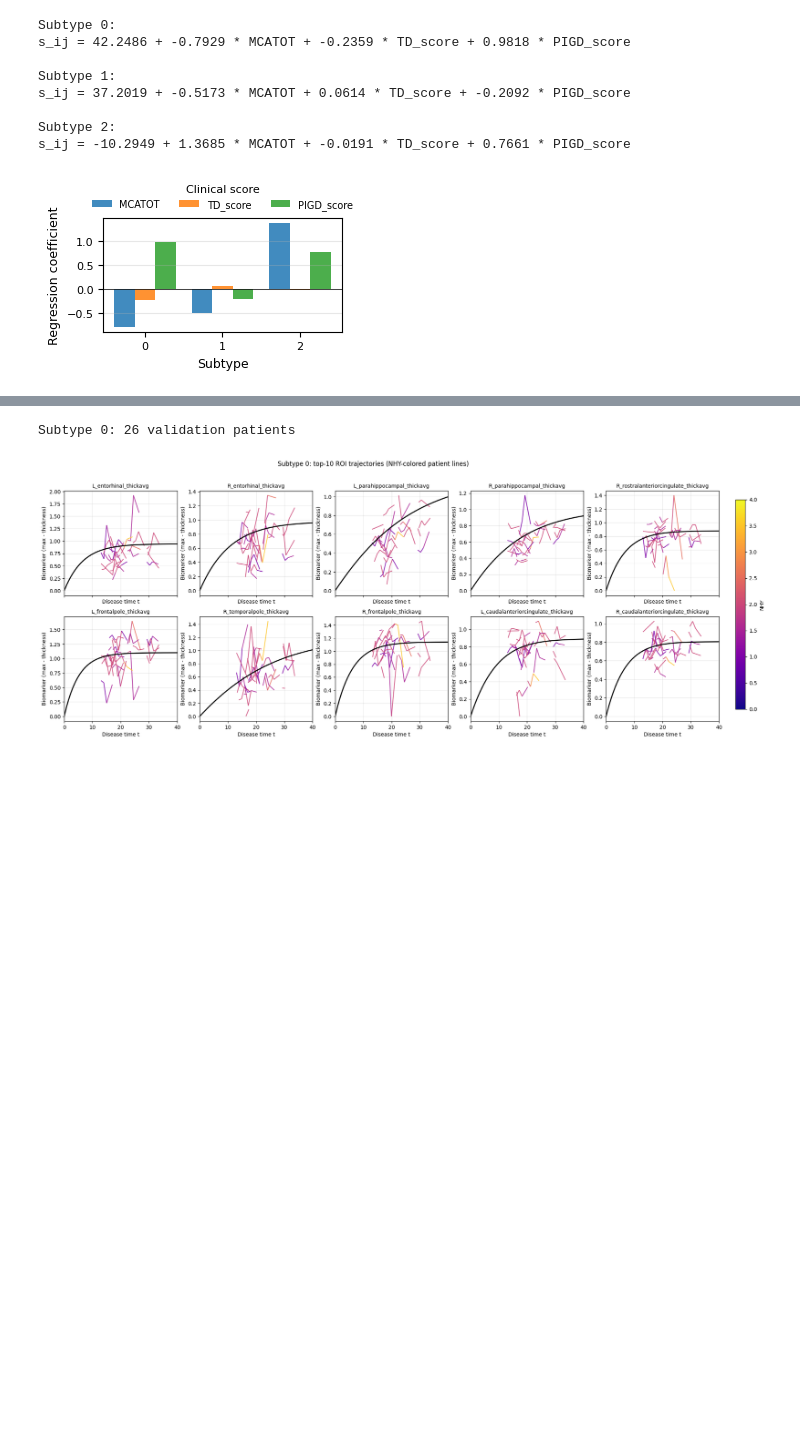
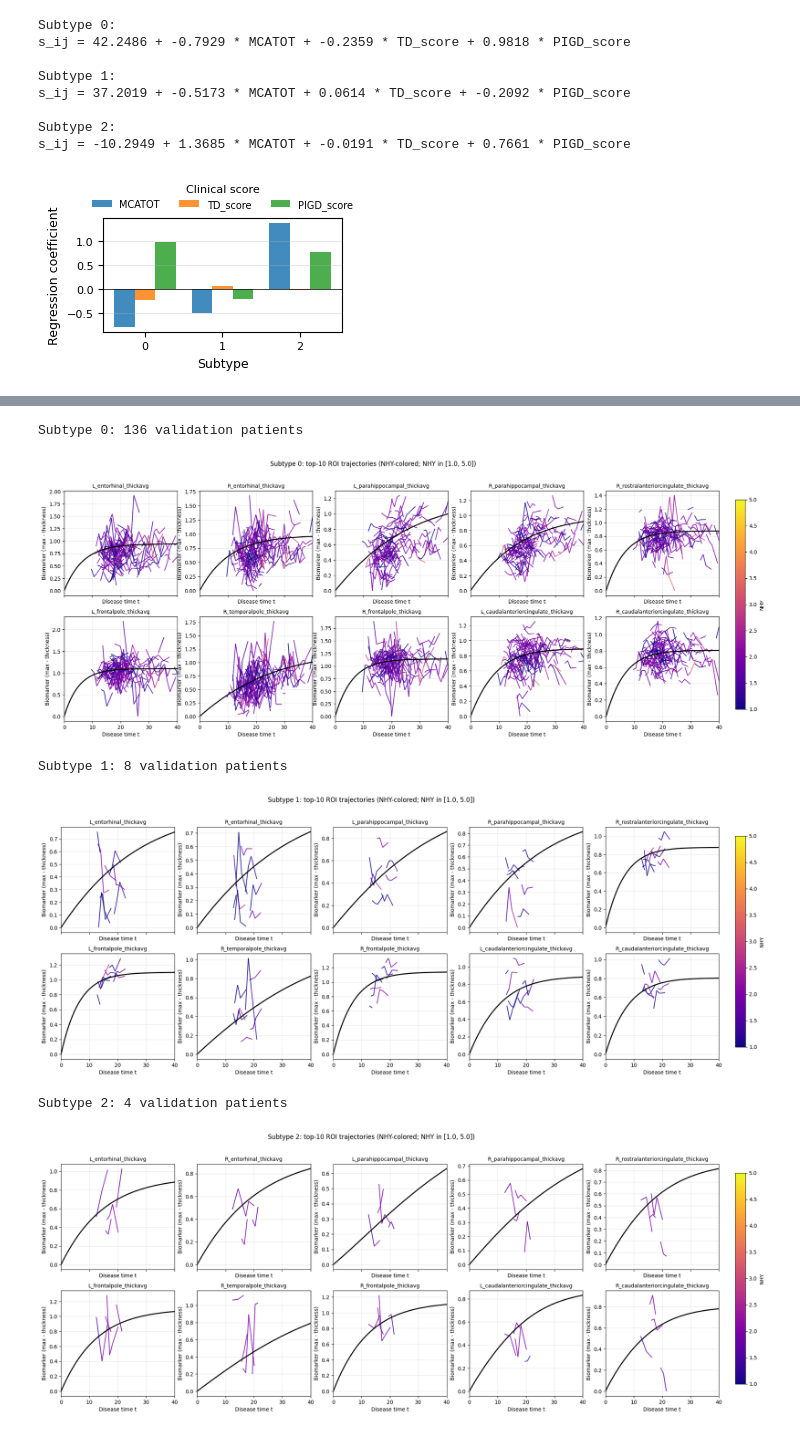
Before and after one commit to LAMCIG-lab/COMIND, a Jupyter notebook: notebooks/validate_model.ipynb, the cells around one changed output, grey strips where cells are left out. Saved outputs shown, nothing was run; the diff lists cells and outputs as text; code cells hidden in the pictures; blank space fills up the shorter version.

```diff
--- a/notebooks/validate_model.ipynb
+++ b/notebooks/validate_model.ipynb
@@ -300,6 +350,7 @@ n_train: 116 n_val: 30
 # %%
 # Transform validation set: estimate betas + subtype assignments, then compute validation LSE
-tr = em.transform(X_val, use_cognitive_prior=True)
+tr = em.transform(X_val, use_cognitive_prior=False, method="legacy")
+#tr = em.transform(X_val, use_cognitive_prior=False, method="multiple_inits")
 
 beta_val = tr["beta"]
 subtype_val = tr["subtype"]
@@ -520,34 +597,27 @@ Passing `palette` without assigning `hue` is deprecated and will be removed in v
 # %%
-# 2x5 spaghetti on top-10 ROIs (by L2 metric), NHY-colored, subtype-filtered
+# 2x5 spaghetti on top-10 ROIs (by L2 metric), NHY-colored, one figure per subtype
 from matplotlib.collections import LineCollection
 
-# User selection:
-SUBTYPE = 0  # choose subtype to visualize: 0, 1, ... , n_subtypes-1
+NHY_VMIN, NHY_VMAX = 1.0, 5.0
+norm_nhy = plt.Normalize(vmin=NHY_VMIN, vmax=NHY_VMAX)
+cmap = plt.cm.plasma
 
-if SUBTYPE < 0 or SUBTYPE >= n_subtypes:
-    raise ValueError(f"SUBTYPE must be in [0, {n_subtypes-1}]")
+for SUBTYPE in range(n_subtypes):
+    pid_to_beta = {X_val[i]["id"]: float(beta_val[i]) for i in range(len(X_val))}
+    pid_to_subtype = {X_val[i]["id"]: int(subtype_val[i]) for i in range(len(X_val))}
 
-# Build mappings from validation transform output
-pid_to_beta = {X_val[i]["id"]: float(beta_val[i]) for i in range(len(X_val))}
-pid_to_subtype = {X_val[i]["id"]: int(subtype_val[i]) for i in range(len(X_val))}
-
-# Keep only validation patients assigned to selected subtype
-idx_show = [i for i, p in enumerate(X_val) if pid_to_subtype.get(p["id"], -1) == SUBTYPE]
-print(f"Subtype {SUBTYPE}: {len(idx_show)} validation patients")
-
-if len(idx_show) == 0:
-    print("No patients for this subtype in validation set.")
-else:
-    # NHY normalization from selected subtype only
-    all_nhy = np.concatenate([X_val[i]["nhy"] for i in idx_show])
-    norm_nhy = plt.Normalize(vmin=all_nhy.min(), vmax=all_nhy.max())
-    cmap = plt.cm.plasma
+    idx_show = [i for i, p in enumerate(X_val) if pid_to_subtype.get(p["id"], -1) == SUBTYPE]
+    print(f"Subtype {SUBTYPE}: {len(idx_show)} validation patients")
 
     fig, axes = plt.subplots(2, 5, figsize=(22, 8), sharex=True)
     axes = axes.flatten()
 
+    if len(idx_show) == 0:
+        plt.suptitle(f"Subtype {SUBTYPE}: no validation patients")
+        plt.show()
+        continue
+
     for j, (ax, roi) in enumerate(zip(axes, top_indices)):
-        # patient lines (only selected subtype)
         for i in idx_show:
             p = X_val[i]
             t_ij = p["dt"] + pid_to_beta[p["id"]]
@@ -561,38 +631,42 @@ else:
 
             if len(t_sorted) < 2:
                 continue
 
             pts = np.column_stack([t_sorted, y_sorted])
             segments = np.stack([pts[:-1], pts[1:]], axis=1)
             nhy_mid = 0.5 * (nhy_sorted[:-1] + nhy_sorted[1:])
             colors = cmap(norm_nhy(nhy_mid))
 
             lc = LineCollection(segments, colors=colors, alpha=0.85, lw=1.5)
             ax.add_collection(lc)
 
-        # matching subtype model trajectory for same ROI
         model_curve = final_s[roi] * Xtraj_by_subtype[SUBTYPE, roi, :]
         ax.plot(em.t_span, model_curve, "k-", lw=2)
 
         ax.set_title(top_ROI_names[j], fontsize=10)
         ax.set_xlabel("Disease time t")
         ax.set_ylabel("Biomarker (max - thickness)")
         ax.grid(True, alpha=0.3)
         ax.autoscale()
         ax.set_xlim(0, t_max)
 
-    # colorbar all the way right
     fig.subplots_adjust(right=0.92)
     cax = fig.add_axes([0.94, 0.15, 0.012, 0.7])
     sm = plt.cm.ScalarMappable(cmap=cmap, norm=norm_nhy)
     sm.set_array([])
     fig.colorbar(sm, cax=cax, label="NHY")
 
-    plt.suptitle(f"Subtype {SUBTYPE}: top-10 ROI trajectories (NHY-colored patient lines)")
+    plt.suptitle(
+        f"Subtype {SUBTYPE}: top-10 ROI trajectories (NHY-colored; NHY in [{NHY_VMIN}, {NHY_VMAX}])"
+    )
     plt.show()
 # %% [output]
-Subtype 0: 26 validation patients
+Subtype 0: 136 validation patients
-[figure, old version]
+[figure, new version]
+Subtype 1: 8 validation patients
+[figure, added]
+Subtype 2: 4 validation patients
+[figure, added]
 # %%
 # Spaghetti: top-10 ROIs (2x5), patient lines colored by subtype + subtype model curves
 import matplotlib.pyplot as plt
```
Also changed, not shown: parts of 9 cells of this notebook, 1 other file.
